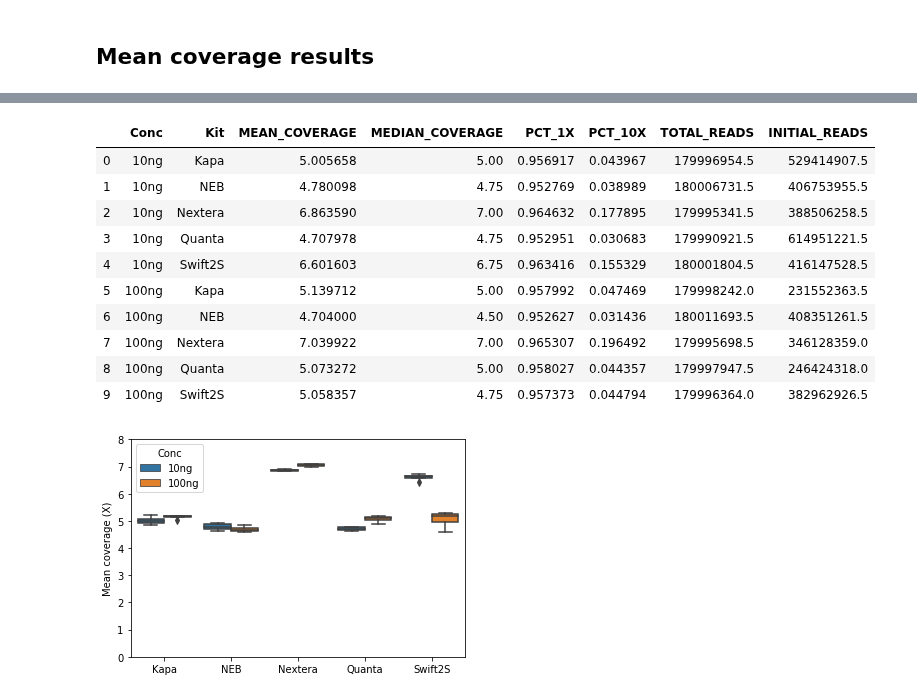
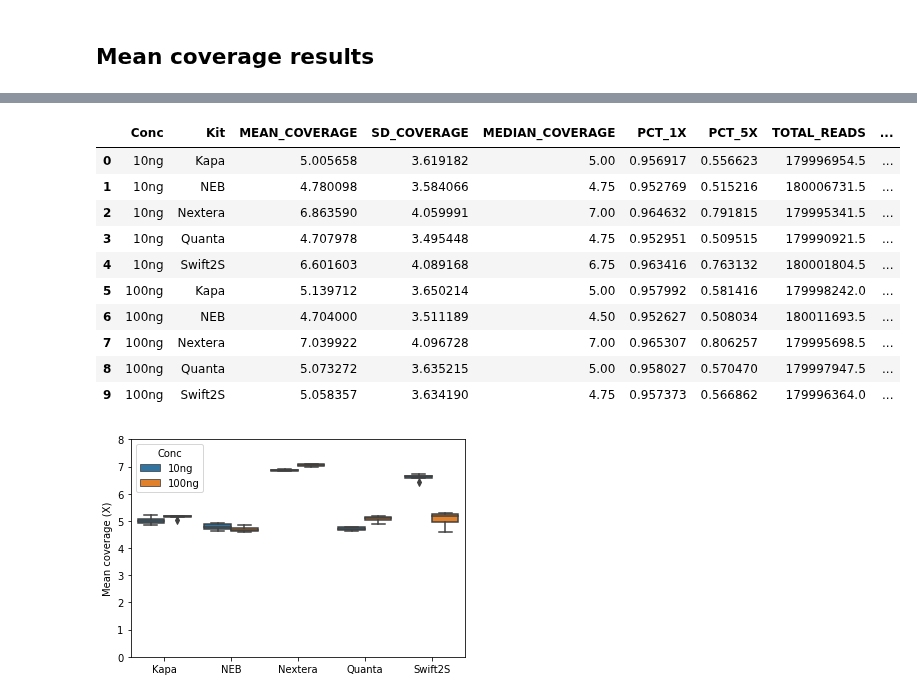
Before and after one commit to fa2k/comparison, a Jupyter notebook: Main_analysis.ipynb, the cells around one changed output, grey strips where cells are left out. Saved outputs shown, nothing was run; the diff lists cells and outputs as text; code cells hidden in the pictures.

```diff
--- a/Main_analysis.ipynb
+++ b/Main_analysis.ipynb
@@ -160,7 +162,7 @@ else: # With Arabidopsis
 # %%
 df['Kit'] = pd.Categorical(df.LIBRARY.str.split("-").str.get(0))
 df['Conc'] = pd.Categorical(df.LIBRARY.str.split("-").str.get(1), categories=['10ng', '100ng'])
-df['Replicate'] = df.LIBRARY.str.split("-").str.get(2)
+df['Replicate'] = df.LIBRARY.str.split("-").str.get(2).astype(int)
 # %% [markdown]
 Optionally remove `Swiftlong`, and fix the order of kits and concentrations.
 # %%
@@ -749,22 +816,22 @@ Text(0.5, 0, 'Coverage')
 # %%
 mean_coverage_summary = df.groupby(['Conc','Kit'], as_index=False)[
-    ['MEAN_COVERAGE','MEDIAN_COVERAGE', 'PCT_1X',
-     'PCT_10X', 'TOTAL_READS', 'INITIAL_READS']
+    ['MEAN_COVERAGE', 'SD_COVERAGE', 'MEDIAN_COVERAGE', 'PCT_1X',
+     'PCT_5X', 'TOTAL_READS', 'INITIAL_READS']
     ].mean()
 mean_coverage_summary.to_csv("result-tables/mean-coverage.csv")
 mean_coverage_summary
 # %% [output]
-|  | Conc | Kit | MEAN_COVERAGE | MEDIAN_COVERAGE | PCT_1X | PCT_10X | TOTAL_READS | INITIAL_READS |
-| 0 | 10ng | Kapa | 5.005658 | 5.00 | 0.956917 | 0.043967 | 179996954.5 | 529414907.5 |
-| 1 | 10ng | NEB | 4.780098 | 4.75 | 0.952769 | 0.038989 | 180006731.5 | 406753955.5 |
-| 2 | 10ng | Nextera | 6.863590 | 7.00 | 0.964632 | 0.177895 | 179995341.5 | 388506258.5 |
-| 3 | 10ng | Quanta | 4.707978 | 4.75 | 0.952951 | 0.030683 | 179990921.5 | 614951221.5 |
-| 4 | 10ng | Swift2S | 6.601603 | 6.75 | 0.963416 | 0.155329 | 180001804.5 | 416147528.5 |
-| 5 | 100ng | Kapa | 5.139712 | 5.00 | 0.957992 | 0.047469 | 179998242.0 | 231552363.5 |
-| 6 | 100ng | NEB | 4.704000 | 4.50 | 0.952627 | 0.031436 | 180011693.5 | 408351261.5 |
-| 7 | 100ng | Nextera | 7.039922 | 7.00 | 0.965307 | 0.196492 | 179995698.5 | 346128359.0 |
-| 8 | 100ng | Quanta | 5.073272 | 5.00 | 0.958027 | 0.044357 | 179997947.5 | 246424318.0 |
-| 9 | 100ng | Swift2S | 5.058357 | 4.75 | 0.957373 | 0.044794 | 179996364.0 | 382962926.5 |
+|  | Conc | Kit | MEAN_COVERAGE | SD_COVERAGE | MEDIAN_COVERAGE | PCT_1X | PCT_5X | TOTAL_READS | ... |
+| 0 | 10ng | Kapa | 5.005658 | 3.619182 | 5.00 | 0.956917 | 0.556623 | 179996954.5 | ... |
+| 1 | 10ng | NEB | 4.780098 | 3.584066 | 4.75 | 0.952769 | 0.515216 | 180006731.5 | ... |
+| 2 | 10ng | Nextera | 6.863590 | 4.059991 | 7.00 | 0.964632 | 0.791815 | 179995341.5 | ... |
+| 3 | 10ng | Quanta | 4.707978 | 3.495448 | 4.75 | 0.952951 | 0.509515 | 179990921.5 | ... |
+| 4 | 10ng | Swift2S | 6.601603 | 4.089168 | 6.75 | 0.963416 | 0.763132 | 180001804.5 | ... |
+| 5 | 100ng | Kapa | 5.139712 | 3.650214 | 5.00 | 0.957992 | 0.581416 | 179998242.0 | ... |
+| 6 | 100ng | NEB | 4.704000 | 3.511189 | 4.50 | 0.952627 | 0.508034 | 180011693.5 | ... |
+| 7 | 100ng | Nextera | 7.039922 | 4.096728 | 7.00 | 0.965307 | 0.806257 | 179995698.5 | ... |
+| 8 | 100ng | Quanta | 5.073272 | 3.635215 | 5.00 | 0.958027 | 0.570470 | 179997947.5 | ... |
+| 9 | 100ng | Swift2S | 5.058357 | 3.634190 | 4.75 | 0.957373 | 0.566862 | 179996364.0 | ... |
 # %%
 sns.boxplot(data=df, x="Kit", y="MEAN_COVERAGE", hue="Conc")
 plt.ylim(0, 8)
```
Also changed, not shown: parts of 31 cells of this notebook.
